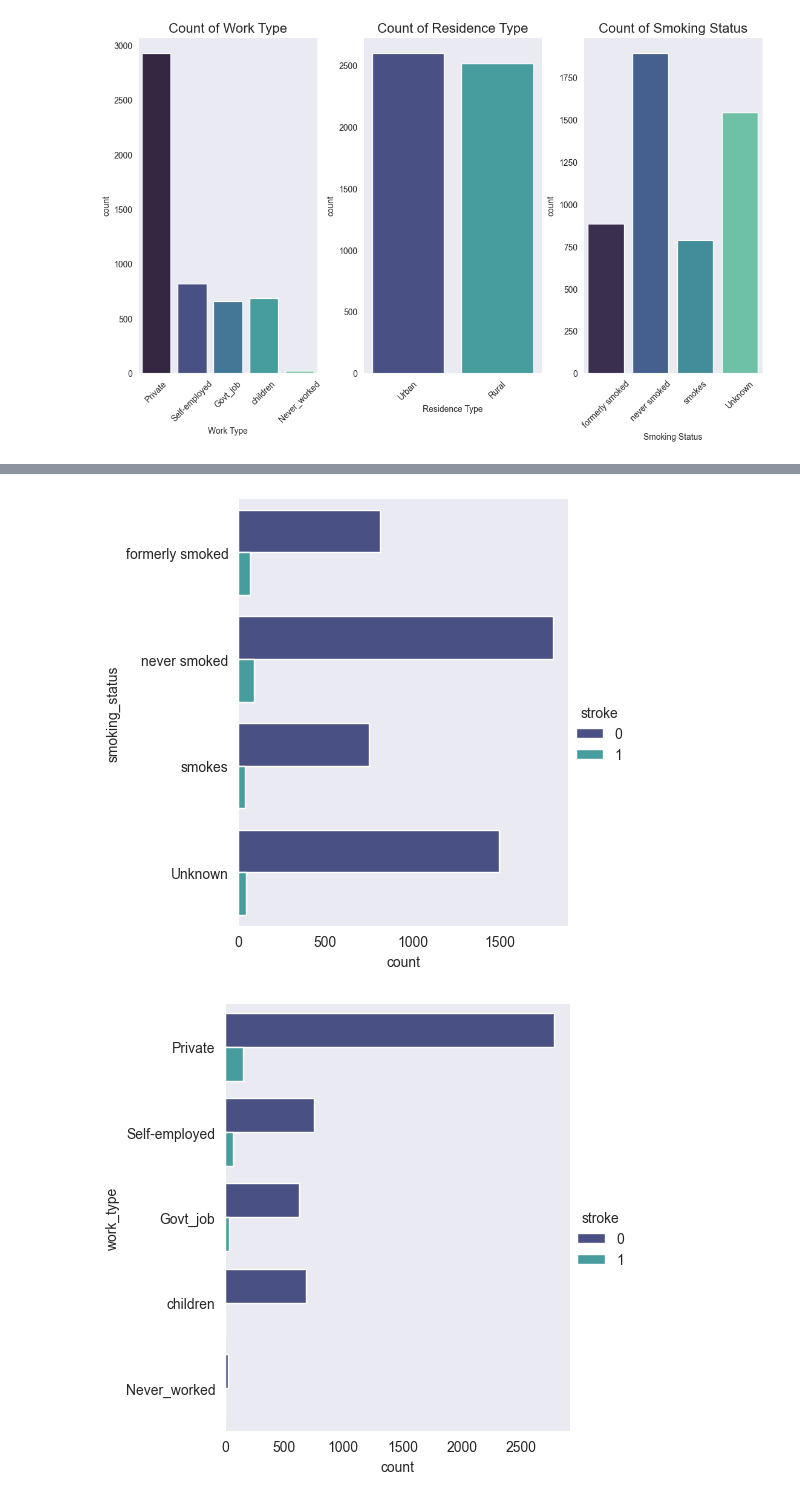
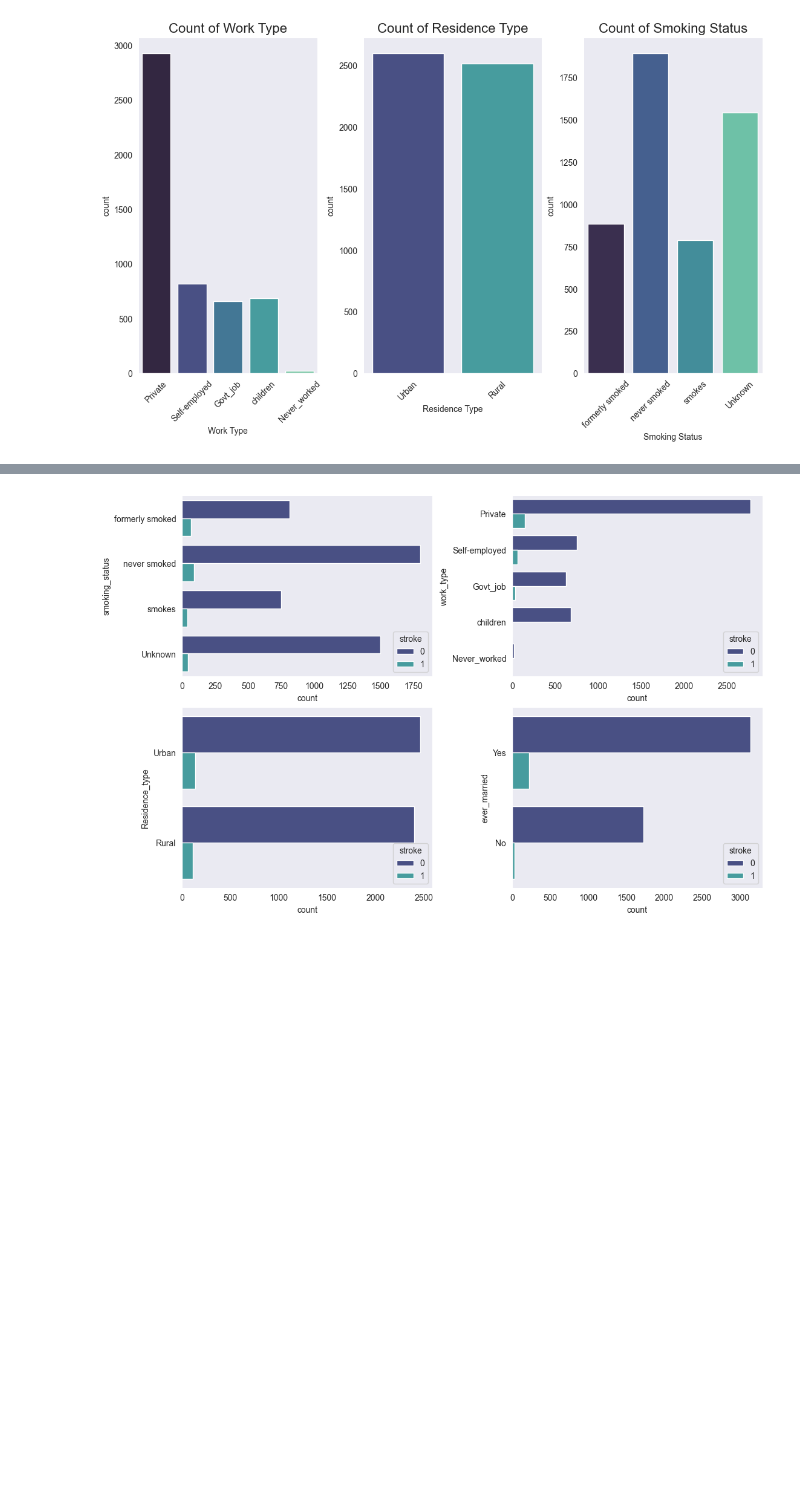
Before and after one commit to mfranco1/stroke_eda, a Jupyter notebook: medinfo220_basic_stroke_eda.ipynb, the cells around one changed output, grey strips where cells are left out. Saved outputs shown, nothing was run; the diff lists cells and outputs as text; code cells hidden in the pictures; blank space fills up the shorter version.

Commit message:
Update: consolidate related plots

```diff
--- a/medinfo220_basic_stroke_eda.ipynb
+++ b/medinfo220_basic_stroke_eda.ipynb
@@ -82,13 +82,21 @@ plt.show()
 # %% [output]
 [figure]
 # %%
-def plot_strip(x, y, hue, title="", ax=None):
-    sns.stripplot(x=x, y=y, hue=hue, palette="mako", data=df, ax=ax)
-    ax.set_title(f"Relationship of {title}", fontsize=16)
+def strip_plot(x, y, hue, data=None, ax=None):
+    plot_ = sns.stripplot(x=x, y=y, hue=hue, palette="mako", data=data, ax=ax)
+    if len(ax.get_xticklabels()) > 10:
+        ax.xaxis.set_major_locator(plt.AutoLocator())
 
-fig, axes = plt.subplots(1, 3, figsize=(11,7), constrained_layout=True)
-plot_strip(x="stroke", y="avg_glucose_level", hue="stroke", title="Serum Glucose", ax=axes[0])
-plot_strip(x="stroke", y="bmi", hue="stroke", title="BMI", ax=axes[1])
-plot_strip(x="stroke", y="age", hue="stroke", title="Age", ax=axes[2])
+fig, axes = plt.subplots(2, 3, figsize=(11,7), constrained_layout=True)
+for i, y in enumerate(("avg_glucose_level", "bmi", "age")):
+    strip_plot(x="stroke", y=y, hue="stroke", data=df, ax=axes[0][i])
+
+temp_df = df[df["stroke"] == 1]
+bmi_df = temp_df[temp_df["bmi"].notna()]
+for i, x in enumerate((
+    ("gender", temp_df), ("avg_glucose_level", temp_df), ("bmi", bmi_df)
+)):
+    strip_plot(x=x[0], y="age", hue="stroke", data=x[1], ax=axes[1][i])
+
 plt.show()
 # %% [output]
@@ -96,6 +104,13 @@ plt.show()
 # %%
-for y in ("smoking_status", "work_type", "Residence_type", "ever_married"):
-    sns.catplot(y=y, hue="stroke", kind="count", palette="mako", data=df)
+def count_plot2(y, ax=None):
+    sns.countplot(data=df, y=y, hue="stroke", palette="mako", ax=ax)
+    ax.legend(loc="lower right", title="stroke")
+
+fig, axes = plt.subplots(2, 2, figsize=(11,7), constrained_layout=True)
+count_plot2("smoking_status", ax=axes[0][0])
+count_plot2("work_type", ax=axes[0][1])
+count_plot2("Residence_type", ax=axes[1][0])
+count_plot2("ever_married", ax=axes[1][1])
+plt.show()
 # %% [output]
-[figure, old version]
+[figure, new version]
-[figure, removed]
```
Also changed, not shown: parts of 7 cells of this notebook, 1 other file.
